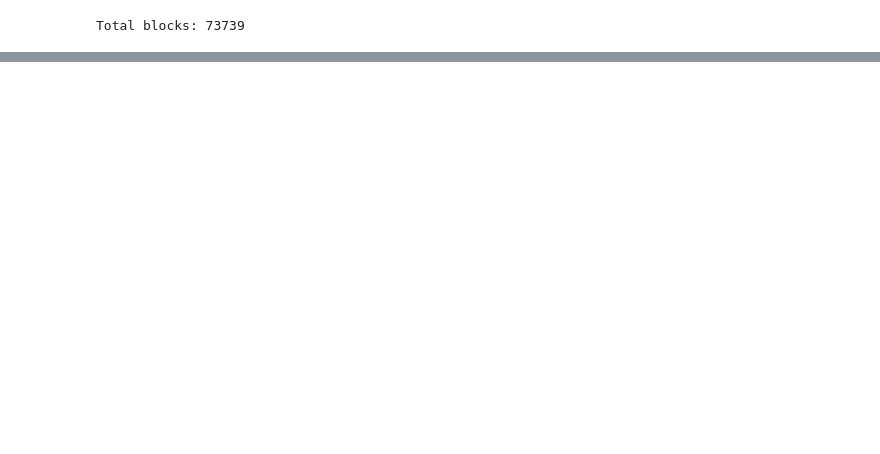
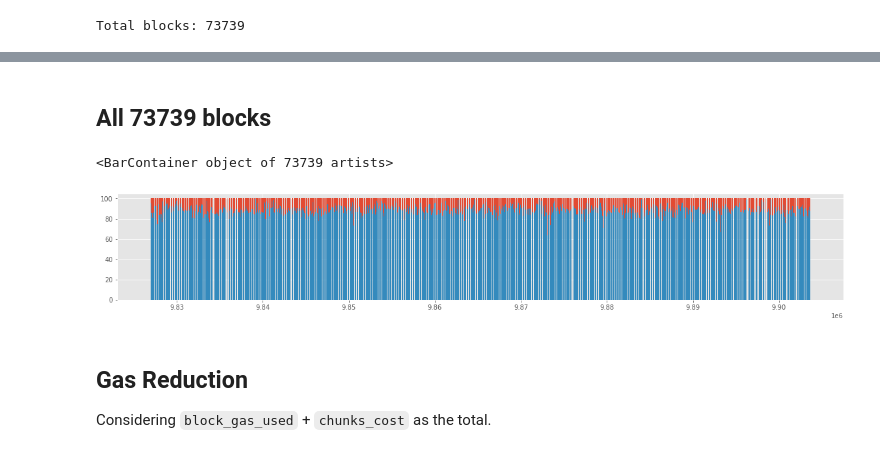
Before and after one commit to hugo-dc/chunks_cost, a Jupyter notebook: notebooks/chunks_cost.ipynb, the cells around one changed output, grey strips where cells are left out. Saved outputs shown, nothing was run; the diff lists cells and outputs as text; code cells hidden in the pictures; blank space fills up the shorter version.

```diff
--- a/notebooks/chunks_cost.ipynb
+++ b/notebooks/chunks_cost.ipynb
@@ -175,0 +236,15 @@ ax.bar(blocks[:100], blocks_gas_used[:100])
+# %% [markdown]
+## All 73739 blocks
+# %%
+fig, ax = plt.subplots()
+plt.style.use('ggplot')
+
+ax.bar(blocks, perc_accumulated)
+ax.bar(blocks, perc_gas_used)
+# %% [output]
+<BarContainer object of 73739 artists>
+[figure, added]
+# %% [markdown]
+## Gas Reduction
+
+Considering `block_gas_used` +  `chunks_cost` as the total.
```
Also changed, not shown: parts of 23 cells of this notebook, 5 other files.
